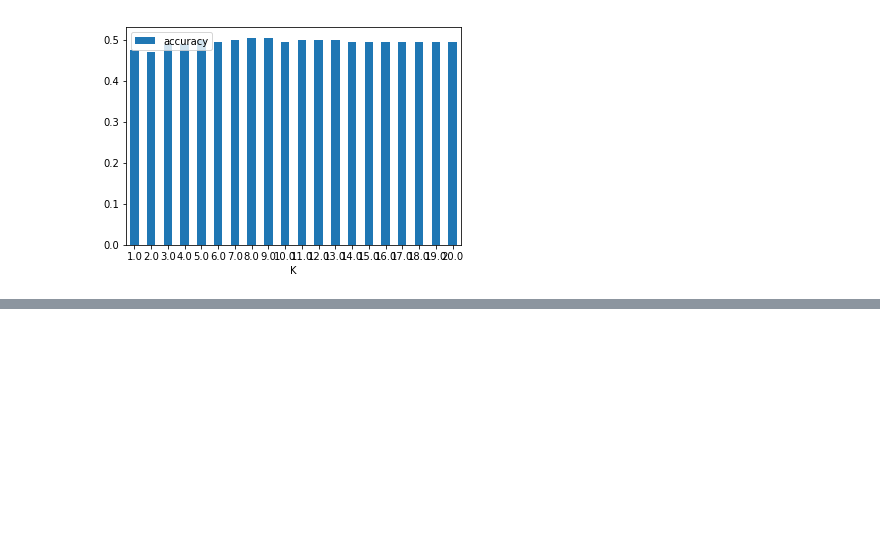
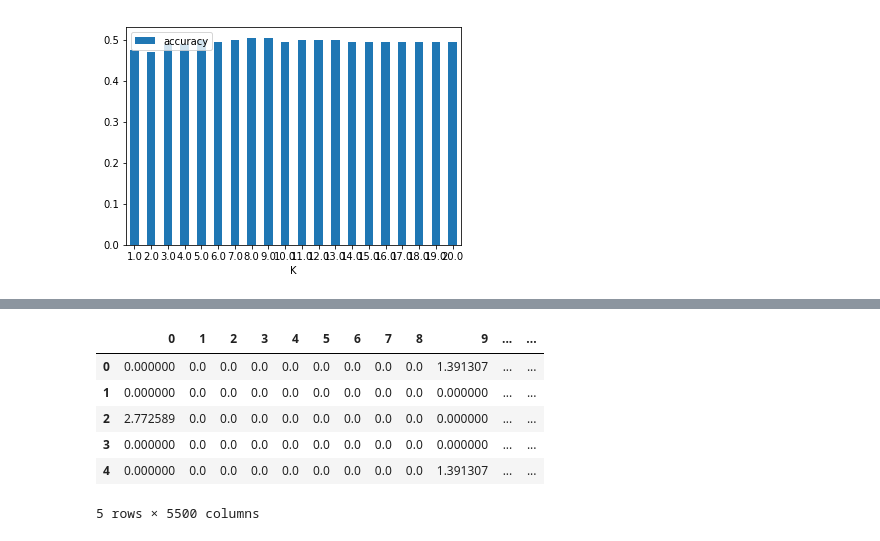
Before and after one commit to MickeyGeorge/dsc478, a Jupyter notebook: Assignment2/MichaelJanke_Assignment2.ipynb, the cells around one changed output, grey strips where cells are left out. Saved outputs shown, nothing was run; the diff lists cells and outputs as text; code cells hidden in the pictures; blank space fills up the shorter version.

```diff
--- a/Assignment2/MichaelJanke_Assignment2.ipynb
+++ b/Assignment2/MichaelJanke_Assignment2.ipynb
@@ -398,0 +457,12 @@ cosineDF.plot.bar(x='K', rot=0)
+# %%
+## Not sure if I should be calculating the idf for test instead
+testMatrixWeighted = testMatrixModified * idf
+testMatrixWeighted.head(5)
+# %% [output]
+|  | 0 | 1 | 2 | 3 | 4 | 5 | 6 | 7 | 8 | 9 | ... | ... |
+| 0 | 0.000000 | 0.0 | 0.0 | 0.0 | 0.0 | 0.0 | 0.0 | 0.0 | 0.0 | 1.391307 | ... | ... |
+| 1 | 0.000000 | 0.0 | 0.0 | 0.0 | 0.0 | 0.0 | 0.0 | 0.0 | 0.0 | 0.000000 | ... | ... |
+| 2 | 2.772589 | 0.0 | 0.0 | 0.0 | 0.0 | 0.0 | 0.0 | 0.0 | 0.0 | 0.000000 | ... | ... |
+| 3 | 0.000000 | 0.0 | 0.0 | 0.0 | 0.0 | 0.0 | 0.0 | 0.0 | 0.0 | 0.000000 | ... | ... |
+| 4 | 0.000000 | 0.0 | 0.0 | 0.0 | 0.0 | 0.0 | 0.0 | 0.0 | 0.0 | 1.391307 | ... | ... |
+5 rows × 5500 columns
```
Also changed, not shown: parts of 10 cells of this notebook, 1 other file.
